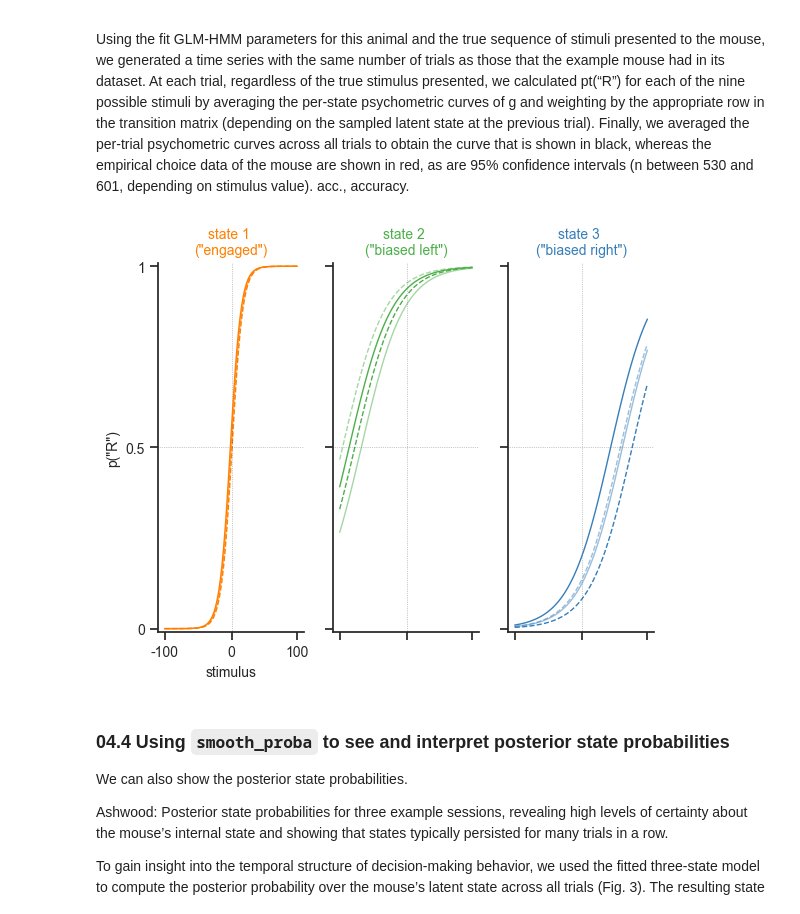
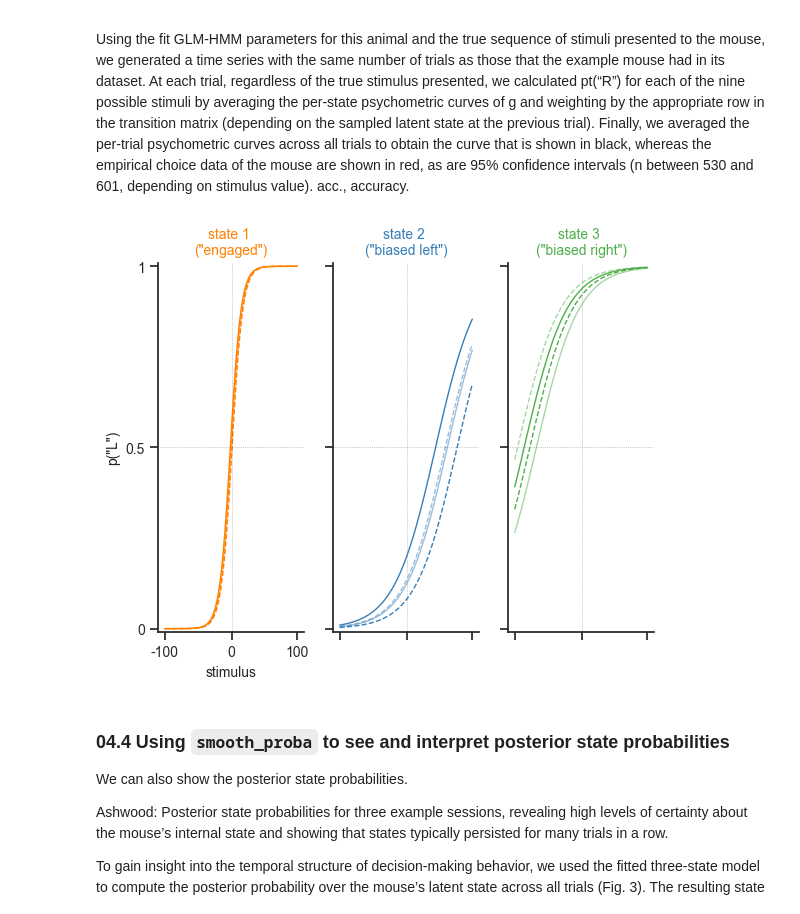
Before and after one commit to camila-maura/glm_hmm_notebook, a Jupyter notebook: scripts/01_ashwood_replication.ipynb, the cells around one changed output. Drawn from its saved outputs; the diff is of its cells as text; code cells hidden in the pictures.

````diff
--- a/scripts/01_ashwood_replication.ipynb
+++ b/scripts/01_ashwood_replication.ipynb
@@ -590,7 +590,7 @@ GLMHMM(
     tol=1e-08
 )
 # %%
-permutation = jnp.array([1, 2, 0])
+permutation = jnp.array([1, 0, 2])
 model.coef_ = model.coef_[:, permutation]
 model.intercept_ = model.intercept_[permutation]
 model.transition_prob_ = model.transition_prob_[permutation][:, permutation]
@@ -742,7 +742,7 @@ stim_vals, prob_right_max  = get_prob_right(model, design_matrix, 0, 1, 1)
 _, prob_right_min  = get_prob_right(model, design_matrix, 0, -1, -1)
 
 cols = [
-        '#ff7f00', '#4daf4a', '#377eb8', '#f781bf', '#a65628', '#984ea3',
+       "#ff7f00", "#4daf4a", "#377eb8", '#f781bf', '#a65628', '#984ea3',
         '#999999', '#e41a1c', '#dede00'
 ]
 K = 3
@@ -787,35 +787,35 @@ for k in range(K):
     if k == 0:
         plt.title("state 1 \n(\"engaged\")", fontsize=10, color=cols[k])
         plt.xticks([min(stim_vals), 0, max(stim_vals)],
                     labels=['-100', '0', '100'],
                     fontsize=10)
         plt.yticks([0, 0.5, 1], ['0', '0.5', '1'], fontsize=10)
-        plt.ylabel('p("R")', fontsize=10)
+        plt.ylabel('p("L")', fontsize=10)
         plt.xlabel('stimulus', fontsize=10)
     if k == 1:
         plt.title("state 2 \n(\"biased left\")",
                     fontsize=10,
                     color=cols[k])
         plt.xticks([min(stim_vals), 0, max(stim_vals)],
                     labels=['', '', ''],
                     fontsize=10)
         plt.yticks([0, 0.5, 1], ['', '', ''], fontsize=10)
     if k == 2:
         plt.title("state 3 \n(\"biased right\")",
                     fontsize=10,
                     color=cols[k])
         plt.xticks([min(stim_vals), 0, max(stim_vals)],
                     labels=['', '', ''],
                     fontsize=10)
         plt.yticks([0, 0.5, 1], ['', '', ''], fontsize=10)
     plt.axhline(y=0.5, color="k", alpha=0.45, ls=":", linewidth=0.5)
     plt.axvline(x=0, color="k", alpha=0.45, ls=":", linewidth=0.5)
     plt.gca().spines['right'].set_visible(False)
     plt.gca().spines['top'].set_visible(False)
     plt.ylim((-0.01, 1.01))
 plt.show()
 # %% [output]
-[figure, old version]
+[figure, new version]
 # %% [markdown]
 ### 04.4 Using ```smooth_proba``` to see and interpret posterior state probabilities
 We can also show the posterior state probabilities.
````
Also changed, not shown: parts of 6 cells of this notebook.
